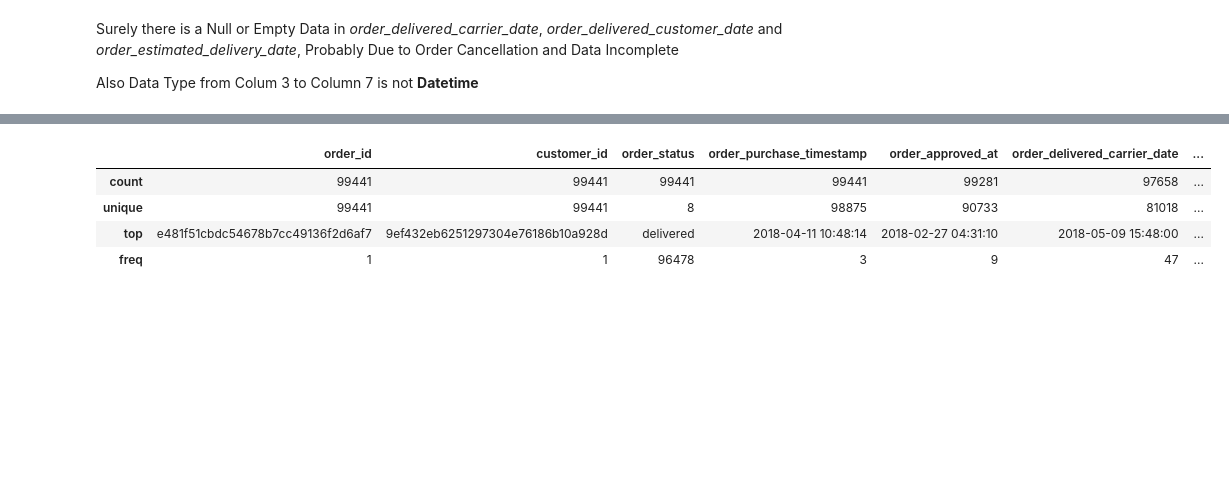
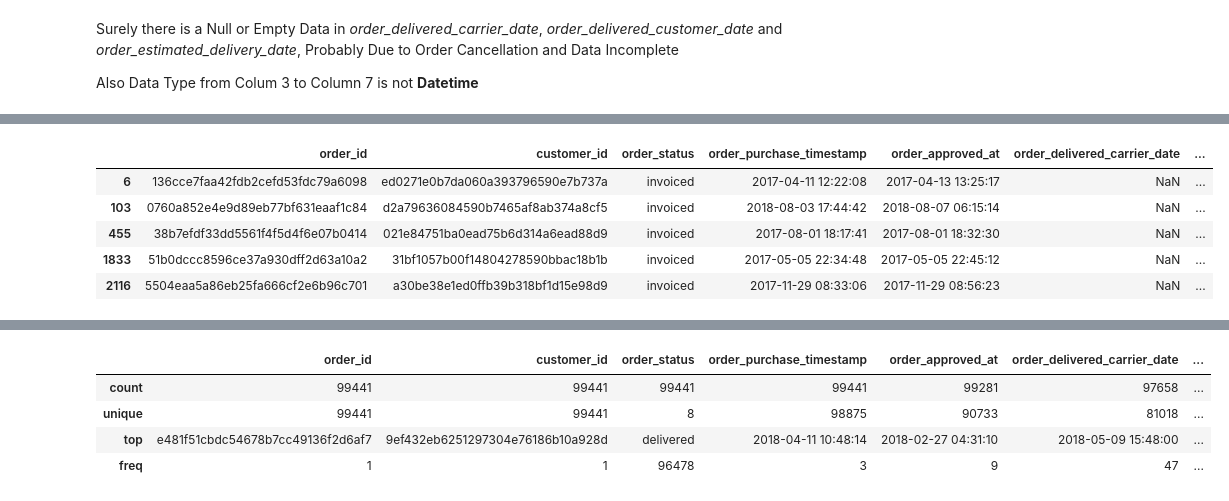
Before and after one commit to Bayhaqieee/Brazil_Ecommerce_Analyze, a Jupyter notebook: notebook.ipynb, the cells around one changed output, grey strips where cells are left out. Saved outputs shown, nothing was run; the diff lists cells and outputs as text; code cells hidden in the pictures; blank space fills up the shorter version.

```diff
--- a/notebook.ipynb
+++ b/notebook.ipynb
@@ -493,0 +547,9 @@ Also Data Type from Colum 3 to Column 7 is not **Datetime**
+# %%
+orders_df[orders_df['order_status'] == 'invoiced'].head(5)
+# %% [output]
+|  | order_id | customer_id | order_status | order_purchase_timestamp | order_approved_at | order_delivered_carrier_date | ... |
+| 6 | 136cce7faa42fdb2cefd53fdc79a6098 | ed0271e0b7da060a393796590e7b737a | invoiced | 2017-04-11 12:22:08 | 2017-04-13 13:25:17 | NaN | ... |
+| 103 | 0760a852e4e9d89eb77bf631eaaf1c84 | d2a79636084590b7465af8ab374a8cf5 | invoiced | 2018-08-03 17:44:42 | 2018-08-07 06:15:14 | NaN | ... |
+| 455 | 38b7efdf33dd5561f4f5d4f6e07b0414 | 021e84751ba0ead75b6d314a6ead88d9 | invoiced | 2017-08-01 18:17:41 | 2017-08-01 18:32:30 | NaN | ... |
+| 1833 | 51b0dccc8596ce37a930dff2d63a10a2 | 31bf1057b00f14804278590bbac18b1b | invoiced | 2017-05-05 22:34:48 | 2017-05-05 22:45:12 | NaN | ... |
+| 2116 | 5504eaa5a86eb25fa666cf2e6b96c701 | a30be38e1ed0ffb39b318bf1d15e98d9 | invoiced | 2017-11-29 08:33:06 | 2017-11-29 08:56:23 | NaN | ... |
```
Also changed, not shown: parts of 18 cells of this notebook.
